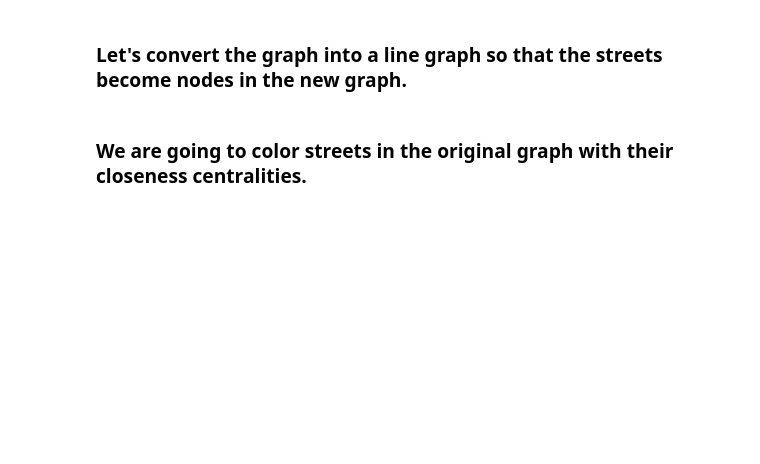
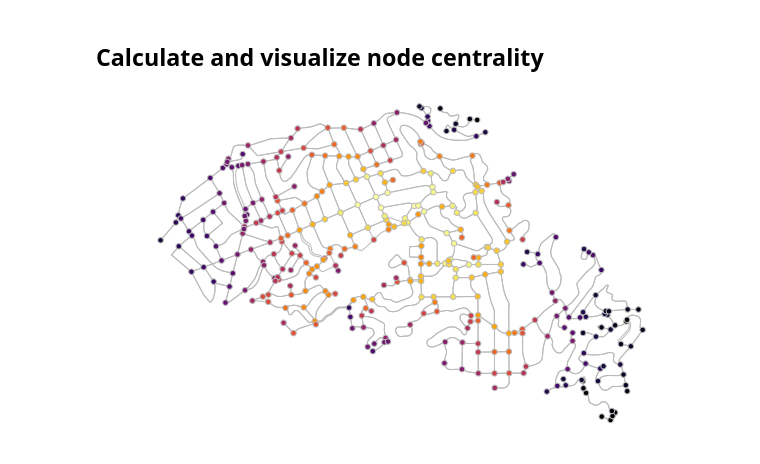
Before and after one commit to gboeing/osmnx-examples, a Jupyter notebook: notebooks/08-example-line-graph.ipynb, the cells around one changed output. Cells and saved outputs as stored; diff of their text form; code cells hidden in the pictures; blank space fills up the shorter version.

```diff
--- a/notebooks/08-example-line-graph.ipynb
+++ b/notebooks/08-example-line-graph.ipynb
@@ -26,2 +23,0 @@ fig, ax = ox.plot_graph(G_projected, node_size=8, node_color='k', node_zorder=2,
-# %% [markdown]
-### Let's convert the graph into a line graph so that the streets become nodes in the new graph.
@@ -34,2 +24,15 @@ closeness = nx.closeness_centrality(L)
-# %% [markdown]
-### We are going to color streets in the original graph with their closeness centralities.
+# %% [markdown]
+## Calculate and visualize node centrality
+# %%
+# node closeness centrality
+ncc = nx.closeness_centrality(G)
+# %%
+# plot it
+df = pd.DataFrame(data=pd.Series(ncc).sort_values(), columns=['cc'])
+df['colors'] = ox.get_colors(n=len(df), cmap='inferno')
+df = df.reindex(G.nodes())
+nc = df['colors'].tolist()
+fig, ax = ox.plot_graph(G, node_size=30, node_color=nc, node_edgecolor='#bbbbbb', node_zorder=2,
+                        edge_color='#bbbbbb', edge_linewidth=1, edge_alpha=1)
+# %% [output]
+[figure, added]
```
Also changed, not shown: parts of 10 cells of this notebook.
